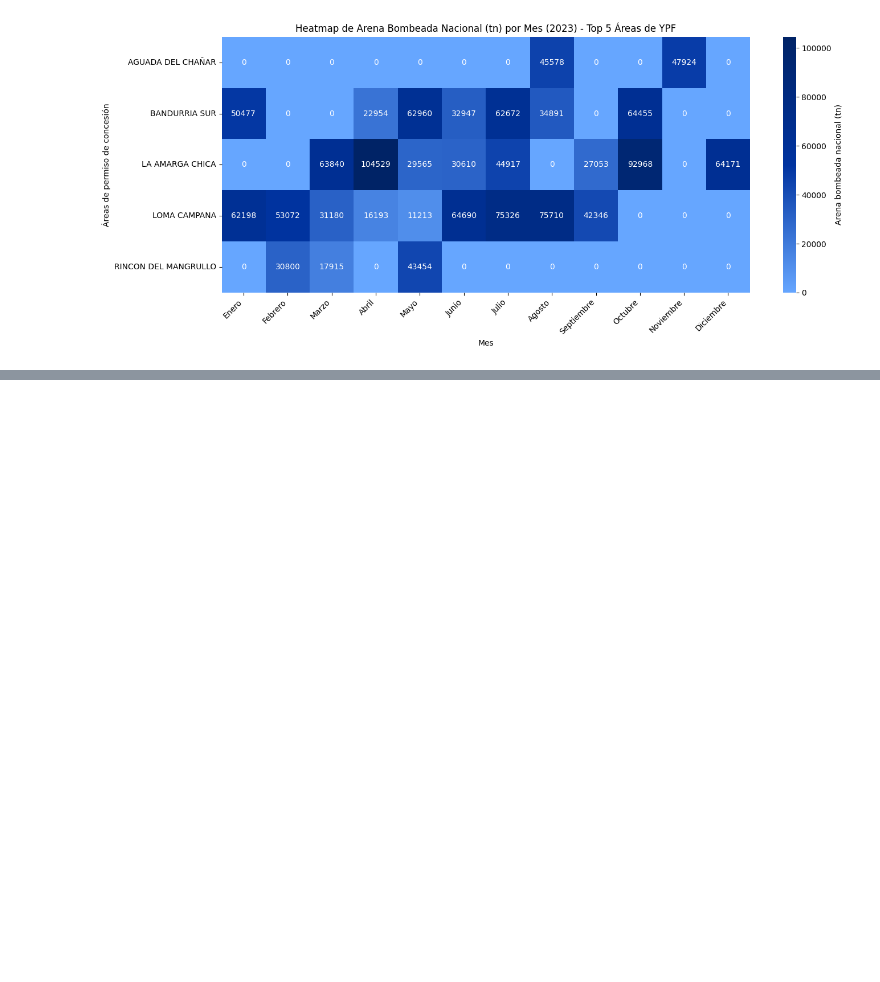
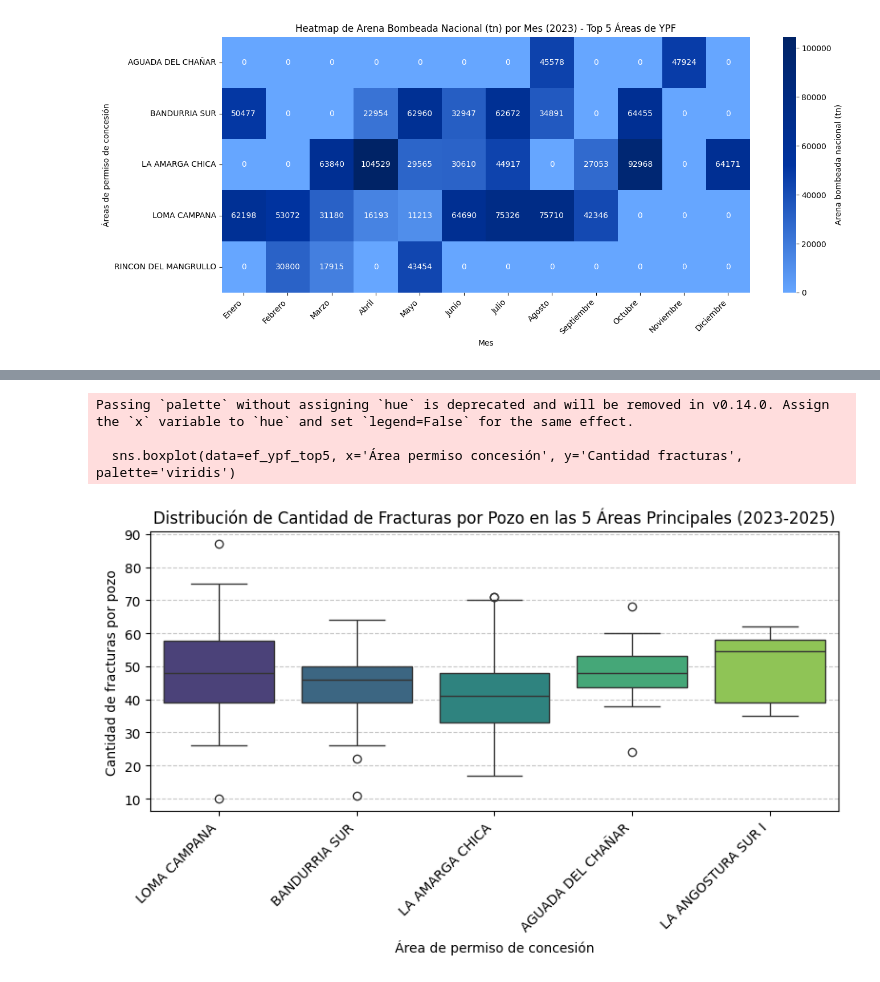
Before and after one commit to antonellafontanetto/Etapas-Fracturadas---YPF, a Jupyter notebook: Etapas_Fracturadas_de_YPF.ipynb, the cells around one changed output, grey strips where cells are left out. Drawn from its saved outputs; the diff is of its cells as text; code cells hidden in the pictures; blank space fills up the shorter version.

```diff
--- a/Etapas_Fracturadas_de_YPF.ipynb
+++ b/Etapas_Fracturadas_de_YPF.ipynb
@@ -1099,0 +1201,27 @@ plt.show()
+# %%
+# prompt: generame boxplot ahora de las 5 areas principales
+
+import matplotlib.pyplot as plt
+# Identificar las 5 áreas con mayor cantidad total de fracturas en el período 2023-2025
+top_5_areas_total = ef_ypf_filtrado.groupby('Área permiso concesión')['Cantidad fracturas'].sum().nlargest(5).index.tolist()
+
+# Filtrar el DataFrame para incluir solo las 5 áreas principales
+ef_ypf_top5 = ef_ypf_filtrado[ef_ypf_filtrado['Área permiso concesión'].isin(top_5_areas_total)]
+
+# Crear el boxplot
+plt.figure(figsize=(8, 5))
+sns.boxplot(data=ef_ypf_top5, x='Área permiso concesión', y='Cantidad fracturas', palette='viridis')
+
+# Título y etiquetas
+plt.title('Distribución de Cantidad de Fracturas por Pozo en las 5 Áreas Principales (2023-2025)')
+plt.xlabel('Área de permiso de concesión')
+plt.ylabel('Cantidad de fracturas por pozo')
+plt.xticks(rotation=45, ha='right')
+plt.grid(axis='y', linestyle='--', alpha=0.7)
+plt.tight_layout()
+plt.show()
+# %% [output]
+Passing `palette` without assigning `hue` is deprecated and will be removed in v0.14.0. Assign the `x` variable to `hue` and set `legend=False` for the same effect.
+
+  sns.boxplot(data=ef_ypf_top5, x='Área permiso concesión', y='Cantidad fracturas', palette='viridis')
+[figure, added]
```
Also changed, not shown: parts of 14 cells of this notebook.
